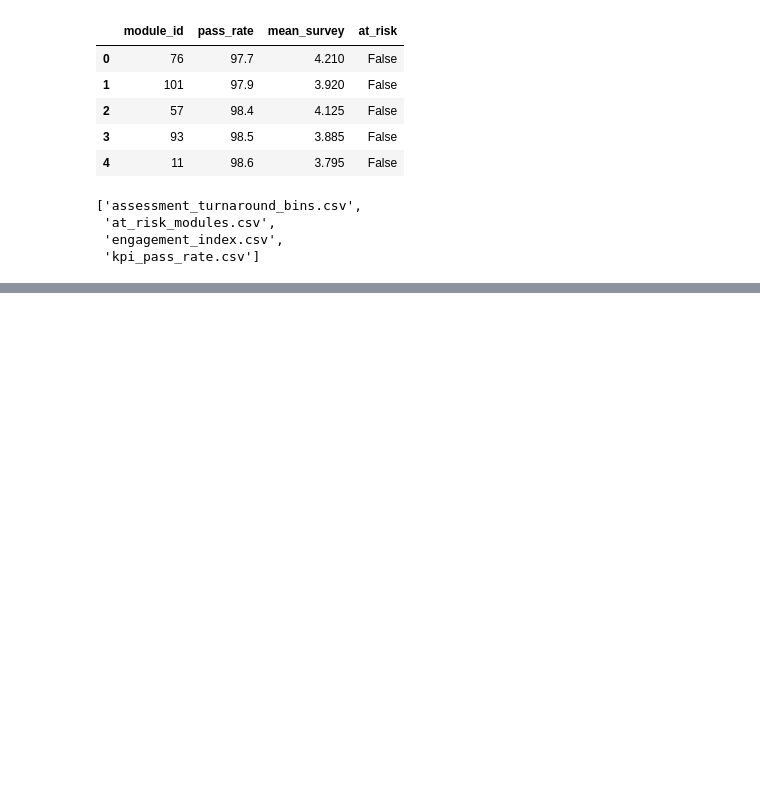
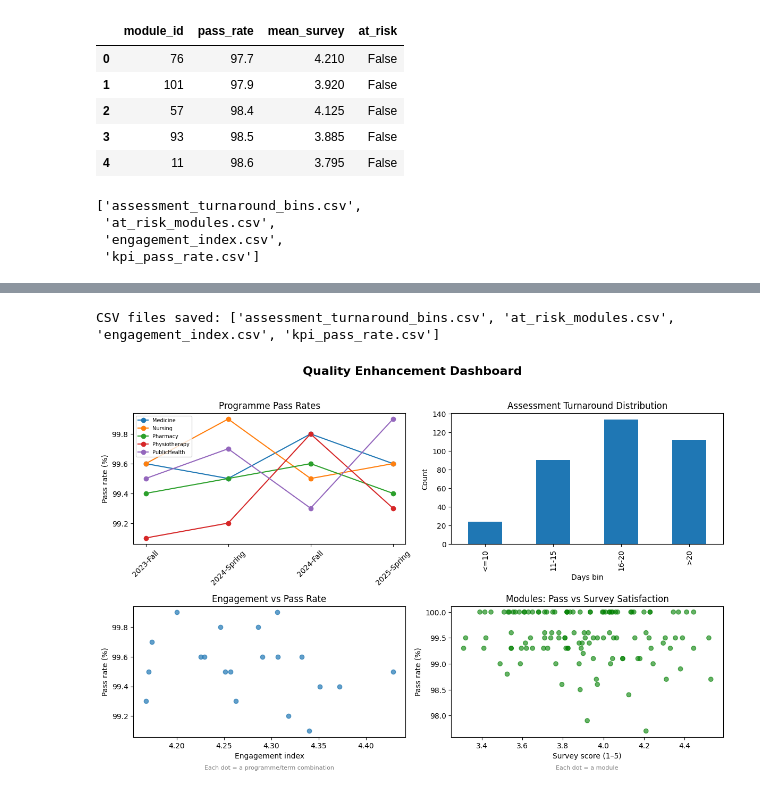
Before and after one commit to hellosultan/quality-enhancement-analytics, a Jupyter notebook: notebooks/analysis.ipynb, the cells around one changed output, grey strips where cells are left out. Saved outputs shown, nothing was run; the diff lists cells and outputs as text; code cells hidden in the pictures; blank space fills up the shorter version.

Commit message:
chore: update analysis notebook outputs

```diff
--- a/notebooks/analysis.ipynb
+++ b/notebooks/analysis.ipynb
@@ -333,3 +331,83 @@ plt.savefig(outdir / "scatter_engagement_vs_pass.png")
 plt.close()
 # %%
 conn.close()
+# %%
+from pathlib import Path
+outdir = Path("reports/figures")
+outdir.mkdir(parents=True, exist_ok=True)
+
+# Recreate KPI outputs from Step 2
+prog_pass[["programme","term","students","pass_rate_pct"]].to_csv(outdir/"kpi_pass_rate.csv", index=False)
+turn[["assessment_id","turnaround_days","turn_bin"]].to_csv(outdir/"assessment_turnaround_bins.csv", index=False)
+eng[["programme","term","mean_score_1_5","engagement_index"]].to_csv(outdir/"engagement_index.csv", index=False)
+risk_summary[["module_id","pass_rate","mean_survey","at_risk"]].to_csv(outdir/"at_risk_modules.csv", index=False)
+
+print("CSV files saved:", sorted(p.name for p in outdir.glob("*.csv")))
+# %% [output]
+CSV files saved: ['assessment_turnaround_bins.csv', 'at_risk_modules.csv', 'engagement_index.csv', 'kpi_pass_rate.csv']
+# %%
+from pathlib import Path
+import matplotlib.pyplot as plt
+import pandas as pd
+
+# Ensure output folder exists
+outdir = Path("reports/figures")
+outdir.mkdir(parents=True, exist_ok=True)
+
+# (Re)load CSVs just in case
+prog_pass = pd.read_csv(outdir/"kpi_pass_rate.csv")
+turn      = pd.read_csv(outdir/"assessment_turnaround_bins.csv")
+eng       = pd.read_csv(outdir/"engagement_index.csv")
+risk      = pd.read_csv(outdir/"at_risk_modules.csv")
+
+# Make 'term' a categorical so lines sort correctly (edit the order if yours differs)
+term_order = ["2023-Fall","2024-Spring","2024-Fall","2025-Spring"]
+prog_pass["term"] = pd.Categorical(prog_pass["term"], categories=term_order, ordered=True)
+
+# ---- FIX: join engagement to pass-rate for the scatter
+merged = prog_pass.merge(eng[["programme","term","engagement_index"]],
+                         on=["programme","term"], how="left")
+
+# Create dashboard
+fig, axes = plt.subplots(2, 2, figsize=(12, 8))
+fig.suptitle("Quality Enhancement Dashboard", fontsize=16, fontweight="bold")
+
+# 1) Programme Pass Rate (line)
+for prog in sorted(prog_pass["programme"].unique()):
+    d = prog_pass[prog_pass["programme"] == prog].sort_values("term")
+    axes[0,0].plot(d["term"], d["pass_rate_pct"], marker="o", label=prog)
+axes[0,0].set_title("Programme Pass Rates")
+axes[0,0].set_ylabel("Pass rate (%)")
+axes[0,0].tick_params(axis="x", rotation=45)
+axes[0,0].legend(fontsize=7)
+
+# 2) Assessment Turnaround (bar) — order the bins
+bin_order = ["<=10","11-15","16-20",">20"]
+turn["turn_bin"] = pd.Categorical(turn["turn_bin"], categories=bin_order, ordered=True)
+turn["turn_bin"].value_counts().sort_index().plot(kind="bar", ax=axes[0,1])
+axes[0,1].set_title("Assessment Turnaround Distribution")
+axes[0,1].set_xlabel("Days bin")
+axes[0,1].set_ylabel("Count")
+
+# 3) Engagement vs Pass (scatter)
+axes[1,0].scatter(merged["engagement_index"], merged["pass_rate_pct"], alpha=0.7)
+axes[1,0].set_title("Engagement vs Pass Rate")
+axes[1,0].set_xlabel("Engagement index")
+axes[1,0].set_ylabel("Pass rate (%)")
+axes[1,0].text(0.5, -0.25, "Each dot = a programme/term combination",
+               transform=axes[1,0].transAxes, ha="center", fontsize=8, color="gray")
+
+# 4) At-risk modules (scatter)
+colors = risk["at_risk"].map({True: "red", False: "green"})
+axes[1,1].scatter(risk["mean_survey"], risk["pass_rate"], c=colors, alpha=0.6)
+axes[1,1].set_title("Modules: Pass vs Survey Satisfaction")
+axes[1,1].set_xlabel("Survey score (1–5)")
+axes[1,1].set_ylabel("Pass rate (%)")
+axes[1,1].text(0.5, -0.25, "Each dot = a module",
+               transform=axes[1,1].transAxes, ha="center", fontsize=8, color="gray")
+
+plt.tight_layout(rect=[0, 0, 1, 0.96])
+plt.savefig(outdir/"dashboard_overview.png", dpi=150)
+plt.show()
+# %% [output]
+[figure, added]
```
Also changed, not shown: parts of 2 cells of this notebook.
